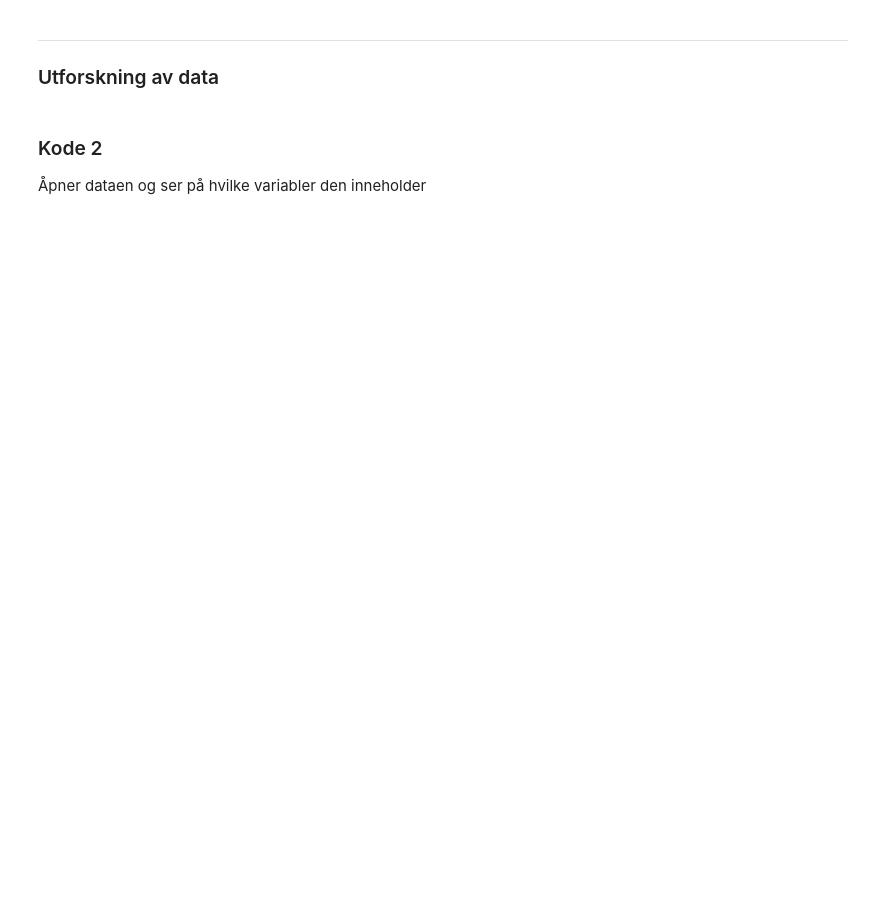
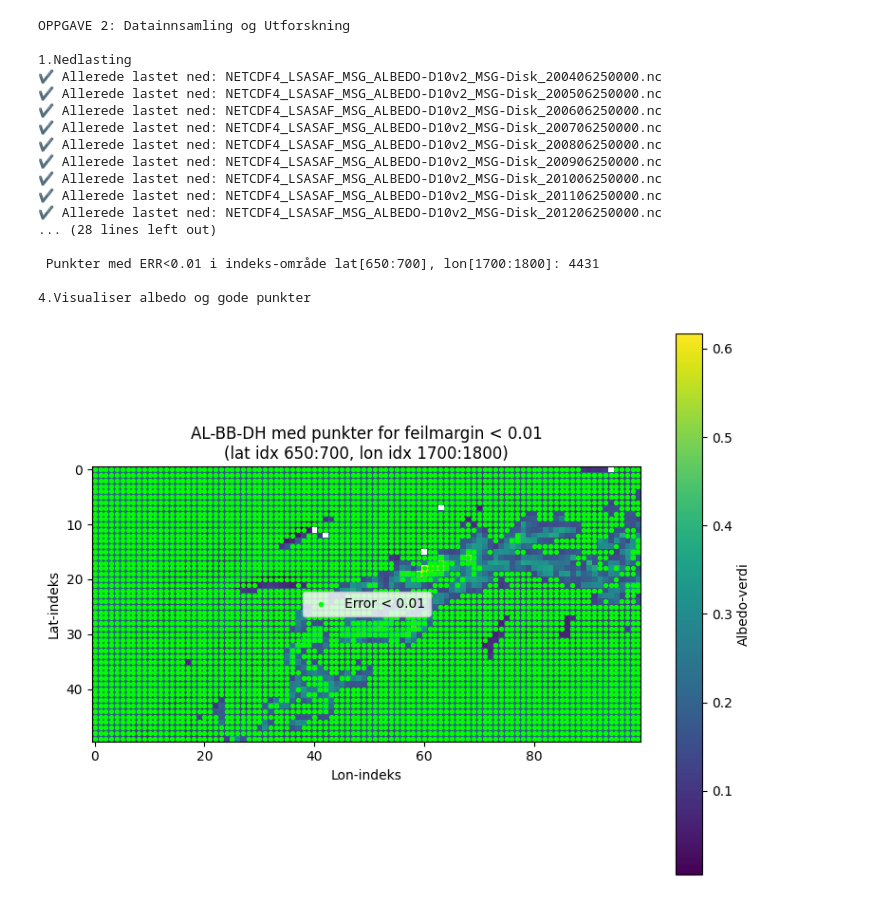
Before and after one commit to matssgulbrandsen/TDT4114-Prosjekt, a Jupyter notebook: notebooks/Oppgave 2_albedo_effekt.ipynb, the cells around one changed output. Drawn from its saved outputs; the diff is of its cells as text; code cells hidden in the pictures; blank space fills up the shorter version.

Commit message:
Endret besvarelse av Oppgave 2 albedo effekt og la inn et kall for at bruker kan sjekke at koden fungerer

```diff
--- a/notebooks/Oppgave 2_albedo_effekt.ipynb
+++ b/notebooks/Oppgave 2_albedo_effekt.ipynb
@@ -150,6 +82,28 @@ Alle tilgjengelige filer er forsøkt lastet ned.
-# %% [markdown]
----
-### Utforskning av data
-# %% [markdown]
-### Kode 2
-Åpner dataen og ser på hvilke variabler den inneholder
+# %%
+# 1) Legg src i path og importér
+import sys, os
+sys.path.append(os.path.abspath("../src"))
+
+from albedo_effekt.datainnsamling import utforsk_albedo_data
+
+# 2) Kjør uten å laste ned på nytt:
+utforsk_albedo_data()
+# %% [output]
+OPPGAVE 2: Datainnsamling og Utforskning
+
+1.Nedlasting
+✔ Allerede lastet ned: NETCDF4_LSASAF_MSG_ALBEDO-D10v2_MSG-Disk_200406250000.nc
+✔ Allerede lastet ned: NETCDF4_LSASAF_MSG_ALBEDO-D10v2_MSG-Disk_200506250000.nc
+✔ Allerede lastet ned: NETCDF4_LSASAF_MSG_ALBEDO-D10v2_MSG-Disk_200606250000.nc
+✔ Allerede lastet ned: NETCDF4_LSASAF_MSG_ALBEDO-D10v2_MSG-Disk_200706250000.nc
+✔ Allerede lastet ned: NETCDF4_LSASAF_MSG_ALBEDO-D10v2_MSG-Disk_200806250000.nc
+✔ Allerede lastet ned: NETCDF4_LSASAF_MSG_ALBEDO-D10v2_MSG-Disk_200906250000.nc
+✔ Allerede lastet ned: NETCDF4_LSASAF_MSG_ALBEDO-D10v2_MSG-Disk_201006250000.nc
+✔ Allerede lastet ned: NETCDF4_LSASAF_MSG_ALBEDO-D10v2_MSG-Disk_201106250000.nc
+✔ Allerede lastet ned: NETCDF4_LSASAF_MSG_ALBEDO-D10v2_MSG-Disk_201206250000.nc
+... (28 lines left out)
+
+ Punkter med ERR<0.01 i indeks-område lat[650:700], lon[1700:1800]: 4431
+
+4.Visualiser albedo og gode punkter
+[figure, added]
```
Also changed, not shown: parts of 4 cells of this notebook.
